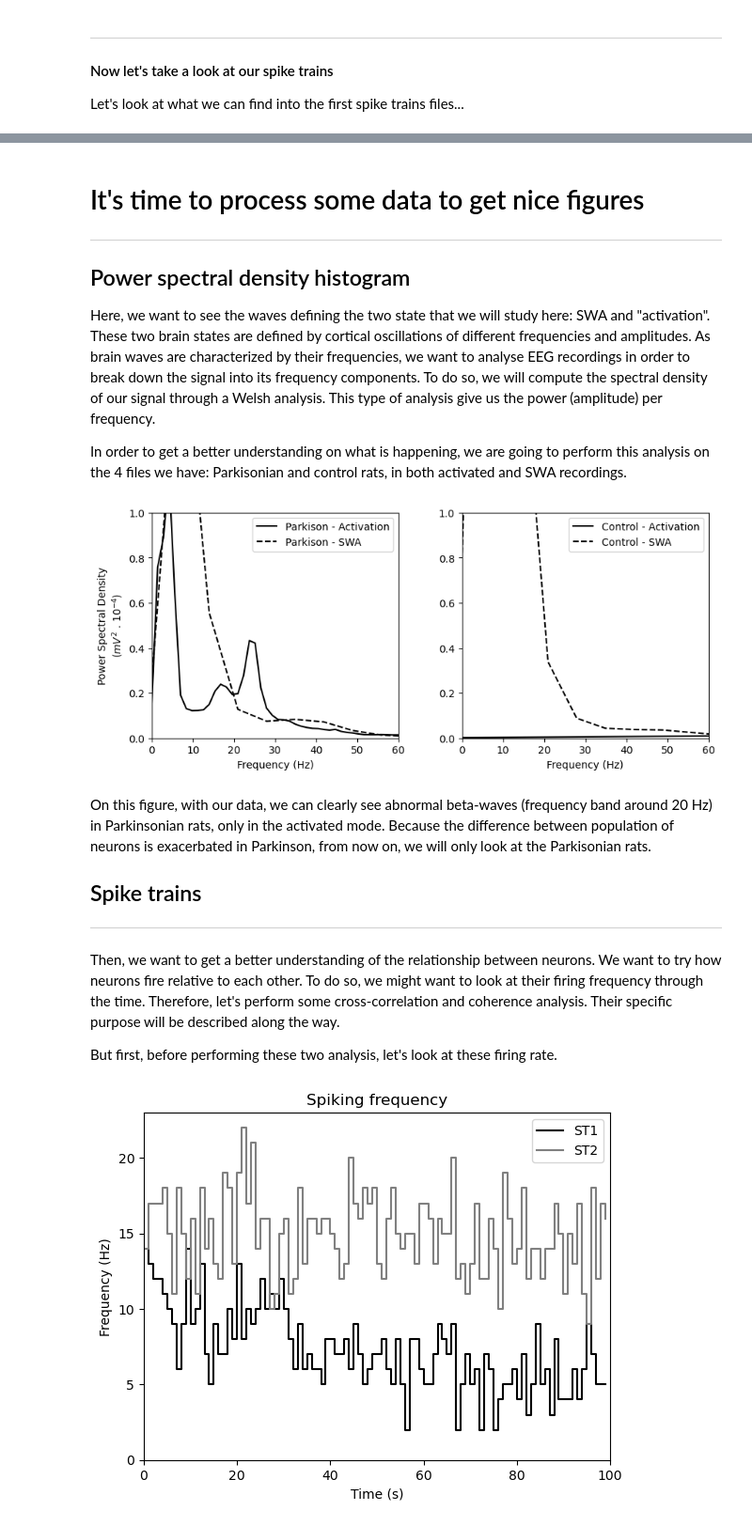
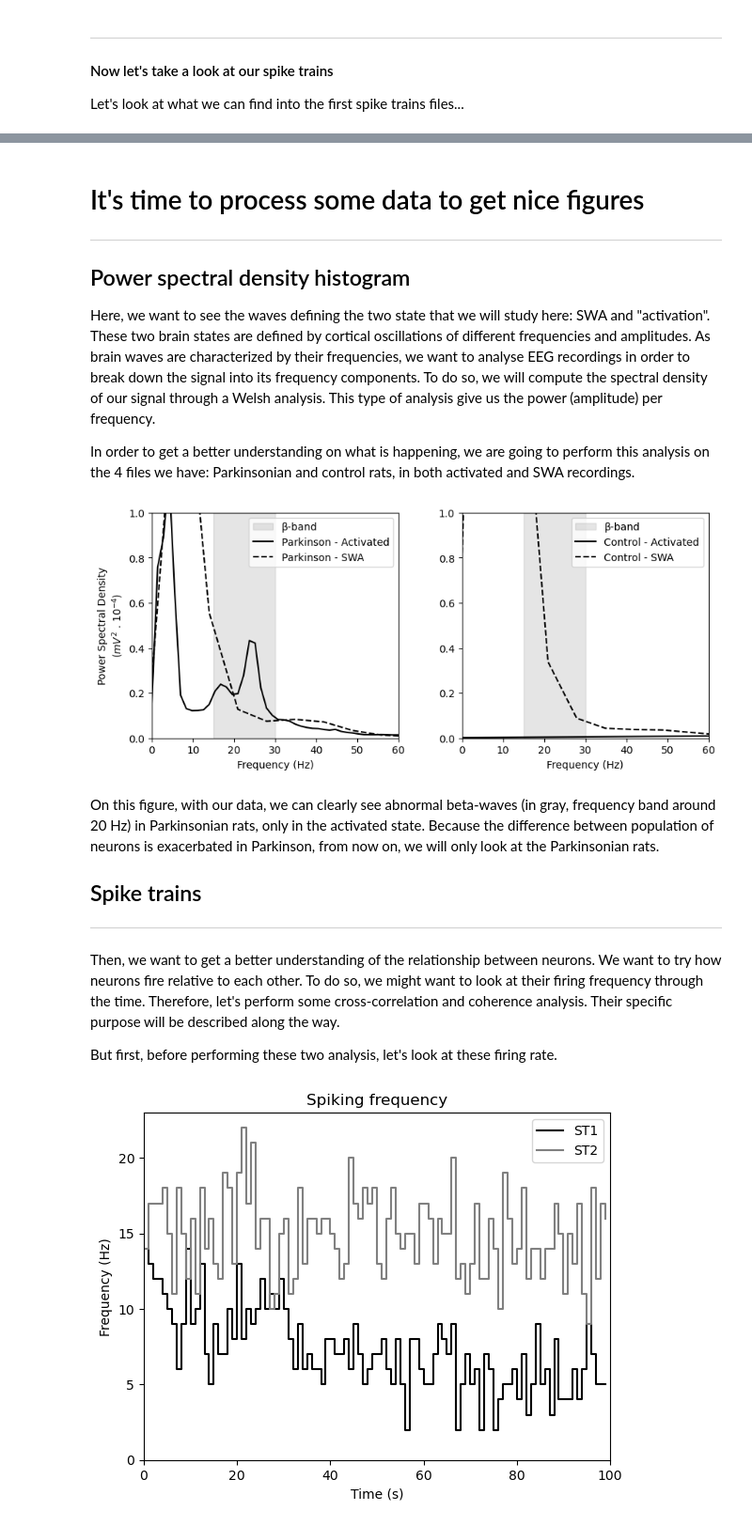
Before and after one commit to nicolas-bsrt/parkinson_project, a Jupyter notebook: project.ipynb, the cells around one changed output, grey strips where cells are left out. Shown at 94% size. Saved outputs shown, nothing was run; the diff lists cells and outputs as text; code cells hidden in the pictures.

Commit message:
Minor improvements in various figures (mostly spelling check)

```diff
--- a/project.ipynb
+++ b/project.ipynb
@@ -29,9 +30,9 @@ data = {
 
 # For latter use, we will also create a dictionary containing name that we want to give to our data
 data_label = {
-    'ActivPark': 'Parkison - Activation',
-    'SWAPark': 'Parkison - SWA',
-    'ActivCtl': 'Control - Activation',
+    'ActivPark': 'Parkinson - Activated',
+    'SWAPark': 'Parkinson - SWA',
+    'ActivCtl': 'Control - Activated',
     'SWACtl': 'Control - SWA'
     }
 
@@ -174,0 +178,30 @@ Time resolution: 1.6e-06
+# %%
+# Initialize figure (size, axis)
+plt.figure(figsize=(4,4))
+mean_firing = []
+sd_firing = []
+
+# Loop through our 4 groups
+for data_file in data:
+
+    # Get the number of spike for each spike trains recordings
+    st_count = [
+        len(data[data_file][file_name]['times'][0])
+        for file_name in list(data[data_file].keys())
+        if not "EEG" in file_name
+    ]
+
+    # Compute the mean firing rate for each groups
+    st_mean = np.mean(st_count)/eeg_duration
+    mean_firing.append(st_mean)
+    sd_firing.append(np.std(st_count/eeg_duration))
+
+plt.bar(
+    [label.replace(' - ', '\n') for label in data_label.values()],
+    mean_firing,
+    color=('w','gray','w','gray'),
+    edgecolor='k',
+    yerr=sd_firing
+)
+plt.ylabel('Frequency (Hz)')
+plt.show()
@@ -179,7 +214,7 @@ Time resolution: 1.6e-06
 ## Power spectral density histogram
 Here, we want to see the waves defining the two state that we will study here: SWA and "activation". These two brain states are defined by cortical oscillations of different frequencies and amplitudes. As brain waves are characterized by their frequencies, we want to analyse EEG recordings in order to break down the signal into its frequency components. To do so, we will compute the spectral density of our signal through a Welsh analysis. This type of analysis give us the power (amplitude) per frequency.
 
-In order to get a better understanding on what is happening, we are going to perform this analysis on the 4 files we have: Parkisonian and control rats, in both activated and SWA recordings.
+In order to get a better understanding on what is happening, we are going to perform this analysis on the 4 files we have: Parkinsonian and control rats, in both activated and SWA recordings.
 # %%
 # Compute the spectral power density histogram (spectrum) of the EEG trace using scipy.signal.welch
 
@@ -204,36 +239,37 @@ for data_file in data:
     # Compute basic EEG data
     eeg_values = eeg_file['values'][0]
     eeg_frequency = 1 / eeg_file['interval'][0]
 
     # Compute the spectral power density
     eeg_spd_frequencies, eeg_spd = signal.welch(eeg_values, fs=eeg_frequency)
 
     # if we already have some data, then plot the second set of data
     if stack_data:
         # Plot the result
         ax.plot(eeg_spd_frequencies, eeg_spd * 10000, color='k', linestyle="--", label=data_label[data_file])
         ax.legend()
         stack_data= False
 
     # else, create the plot and tell that we are waiting for more data to be stacked on top
     else:
         # Plot the result
         ax = plt.subplot(1, 2, int(1+index/2), aspect=55, sharey=ax)
+        ax.add_patch(Rectangle((15, 0), 15, 1, color='gray', fill=True, alpha=0.2, label="β-band"))
         ax.plot(eeg_spd_frequencies, eeg_spd * 10000, color='k', label=data_label[data_file])
         ax.set_ylim(0,1)
         ax.set_xlim(0,60)
         # y label only for the first panel
         if index == 0: ax.set_ylabel('Power Spectral Density\n($mV^2$ . $10^{-4}$)')
         ax.set_xlabel('Frequency (Hz)')
         stack_data= True
 
     index += 1
 
 plt.show()
 # %% [output]
-[figure, old version]
+[figure, new version]
 # %% [markdown]
-On this figure, with our data, we can clearly see abnormal beta-waves (frequency band around 20 Hz) in Parkinsonian rats, only in the activated mode. Because the difference between population of neurons is exacerbated in Parkinson, from now on, we will only look at the Parkisonian rats.
+On this figure, with our data, we can clearly see abnormal beta-waves (in gray, frequency band around 20 Hz) in Parkinsonian rats, only in the activated state. Because the difference between population of neurons is exacerbated in Parkinson, from now on, we will only look at the Parkinsonian rats.
 
 ## Spike trains
 ---
```
Also changed, not shown: parts of 17 cells of this notebook.
